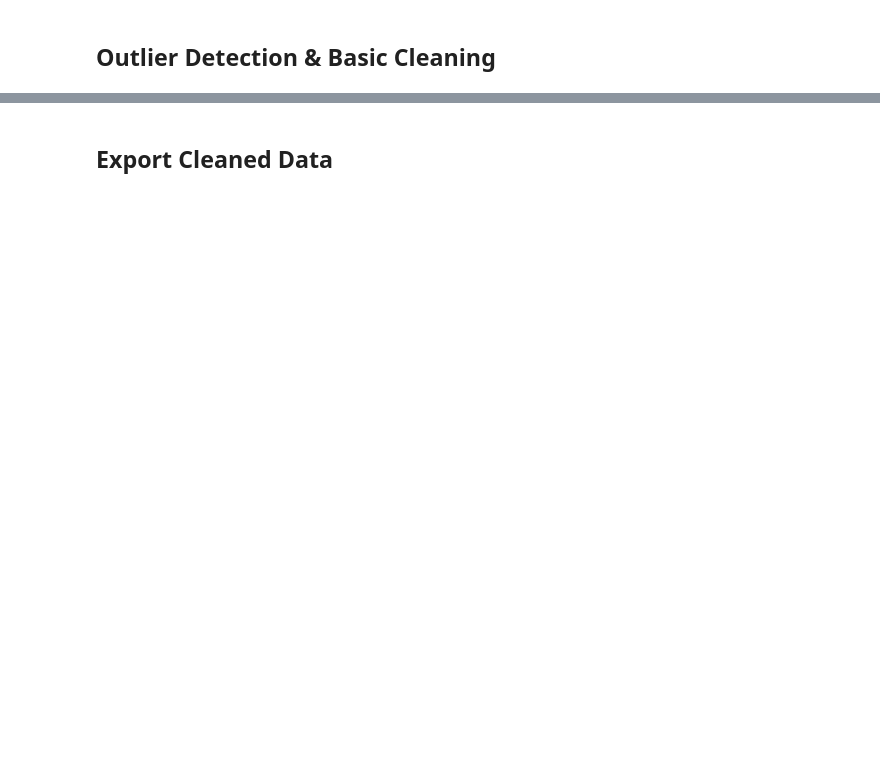
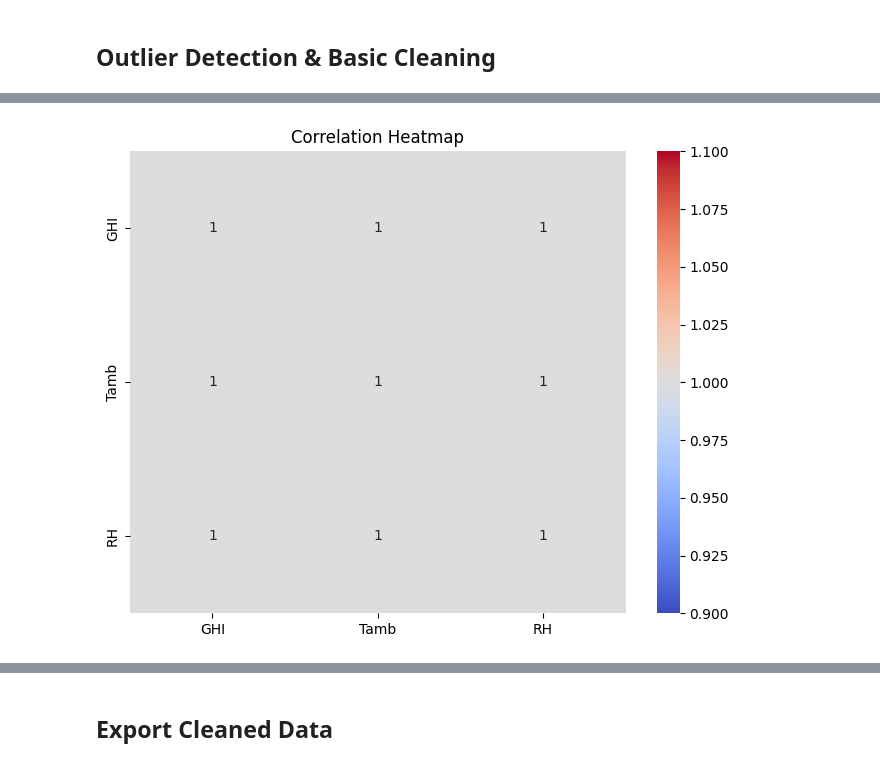
Before and after one commit to Hakima-Muktar/solar-challenge-week-0, a Jupyter notebook: notebook/benin_eda.ipynb, the cells around one changed output, grey strips where cells are left out. Cells and saved outputs as stored; diff of their text form; code cells hidden in the pictures; blank space fills up the shorter version.

```diff
--- a/notebook/benin_eda.ipynb
+++ b/notebook/benin_eda.ipynb
@@ -12,6 +2,20 @@ os.listdir("data")
 ## LOAD DATA
 # %%
 import pandas as pd
-
-df = pd.read_csv('data/benin-malanville.csv', parse_dates=['Timestamp'])
-df.head()
+import os
+file_path = 'data/benin-malanville.csv'
+if not os.path.exists(file_path):
+    print(f"File not found: {file_path}")
+else:
+    # Load CSV without parsing dates initially
+    df = pd.read_csv(file_path)
+    print("Columns in CSV:", df.columns.tolist())
+    # Optional: parse the first column as date if it looks like a timestamp
+    first_col = df.columns[0]
+    try:
+        df[first_col] = pd.to_datetime(df[first_col])
+        print(f"Column '{first_col}' converted to datetime successfully.")
+    except Exception as e:
+        print(f"Could not convert '{first_col}' to datetime:", e)
+    print("Data preview:")
+    print(df.head())
@@ -34,18 +46,63 @@ print(cols_over_5pct)
 ## Outlier Detection & Basic Cleaning
 # %%
 import pandas as pd
+import os
+import matplotlib.pyplot as plt
+import seaborn as sns
 from scipy import stats
 import numpy as np
-import matplotlib.pyplot as plt
-import seaborn as sns
-cols_to_check = ['GHI', 'DNI', 'DHI', 'ModA', 'ModB', 'WS', 'WSgust']
-
-# Compute Z-scores
-z_scores = np.abs(stats.zscore(df[cols_to_check], nan_policy='omit'))
-outlier_rows = (z_scores > 3).any(axis=1)
-
-# Flag rows with outliers
-df['Outlier'] = outlier_rows
-
-# Fill missing values in key columns with median
-df[cols_to_check] = df[cols_to_check].fillna(df[cols_to_check].median())
+# Path to CSV
+file_path = 'data/benin-malanville.csv'
+# Check file exists
+if not os.path.exists(file_path):
+    print(f"File not found: {file_path}")
+else:
+    # Load CSV without parse_dates
+    df = pd.read_csv(file_path)
+    print("Data loaded successfully!")
+    print("Columns in CSV:", df.columns.tolist())
+    print(df.head())
+    # Detect timestamp column automatically
+    timestamp_cols = [c for c in df.columns if 'time' in c.lower() or 'date' in c.lower()]
+    if timestamp_cols:
+        try:
+            df[timestamp_cols[0]] = pd.to_datetime(df[timestamp_cols[0]])
+            print(f"Column '{timestamp_cols[0]}' converted to datetime.")
+        except Exception as e:
+            print(f"Could not convert '{timestamp_cols[0]}' to datetime:", e)
+    else:
+        print("No timestamp column detected.")
+    # Detect numeric columns
+    numeric_cols = df.select_dtypes(include='number').columns.tolist()
+    print("Numeric columns:", numeric_cols)
+    # Detect outliers using z-score
+    if numeric_cols:
+        z_scores = np.abs(stats.zscore(df[numeric_cols]))
+        df['Outlier'] = np.where((z_scores > 3).any(axis=1), 'Outlier', 'Normal')
+    # Heatmap of numeric columns
+    if numeric_cols:
+        plt.figure(figsize=(8,6))
+        sns.heatmap(df[numeric_cols].corr(), annot=True, cmap='coolwarm')
+        plt.title('Correlation Heatmap')
+        plt.show()
+    # Scatter plots vs GHI if GHI exists
+    if 'GHI' in numeric_cols:
+        for col in numeric_cols:
+            if col != 'GHI':
+                plt.figure(figsize=(6,4))
+                sns.scatterplot(data=df, x=col, y='GHI')
+                plt.xlabel(col)
+                plt.ylabel('GHI')
+                plt.title(f'GHI vs {col}')
+                plt.show()
+    else:
+        print("'GHI' column not found; skipping scatter plots.")
+    cols_to_plot = [c for c in ['ModA','ModB'] if c in df.columns]
+    if 'Outlier' in df.columns and cols_to_plot:
+        df.groupby('Outlier')[cols_to_plot].mean().plot(kind='bar', figsize=(6,4))
+        plt.title('Average ModA & ModB Pre/Post-Cleaning')
+        plt.ylabel('Average Value')
+        plt.show()
+    else:
+        print("Required columns for bar chart missing:", ['Outlier'] + ['ModA','ModB'])
+# %% [output]
@@ -51,0 +117 @@ df[cols_to_check] = df[cols_to_check].fillna(df[cols_to_check].median())
+[figure, added]
```
Also changed, not shown: parts of 11 cells of this notebook, 10 other files.
